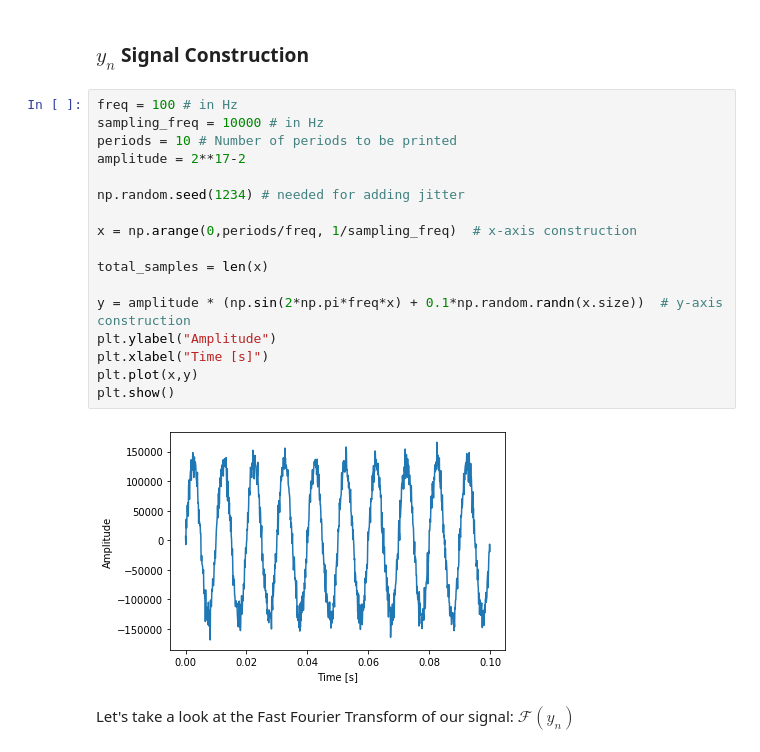
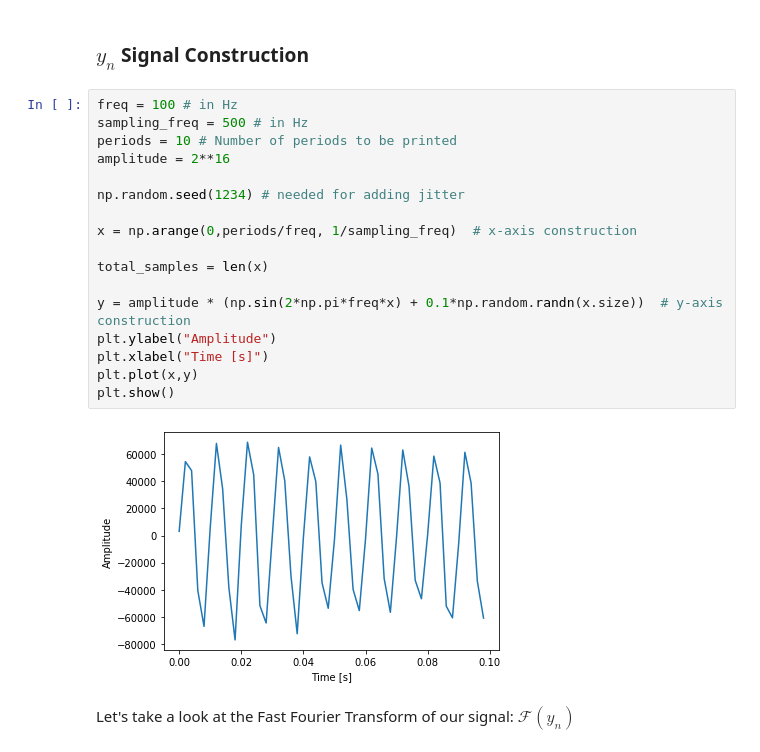
Before and after one commit to cagil-gumus/FIR_filter_in_jupyter, a Jupyter notebook: FIR_filter.ipynb, the cells around one changed output. Cells and saved outputs as stored; diff of their text form.

```diff
--- a/FIR_filter.ipynb
+++ b/FIR_filter.ipynb
@@ -23,23 +23,23 @@ import matplotlib.pyplot as plt
 ### $y_{n} $ Signal Construction
 # %%
 freq = 100 # in Hz
-sampling_freq = 10000 # in Hz
+sampling_freq = 500 # in Hz
 periods = 10 # Number of periods to be printed
-amplitude = 2**17-2
+amplitude = 2**16
 
 np.random.seed(1234) # needed for adding jitter
 
 x = np.arange(0,periods/freq, 1/sampling_freq)  # x-axis construction
 
 total_samples = len(x)
 
 y = amplitude * (np.sin(2*np.pi*freq*x) + 0.1*np.random.randn(x.size))  # y-axis construction
 plt.ylabel("Amplitude")
 plt.xlabel("Time [s]")
 plt.plot(x,y)
 plt.show()
 # %% [output]
-[figure, old version]
+[figure, new version]
 # %% [markdown]
 Let's take a look at the Fast Fourier Transform of our signal: $\mathcal{F}(y_{n}) $
 # %%
```
Also changed, not shown: parts of 8 cells of this notebook, 3 other files.
